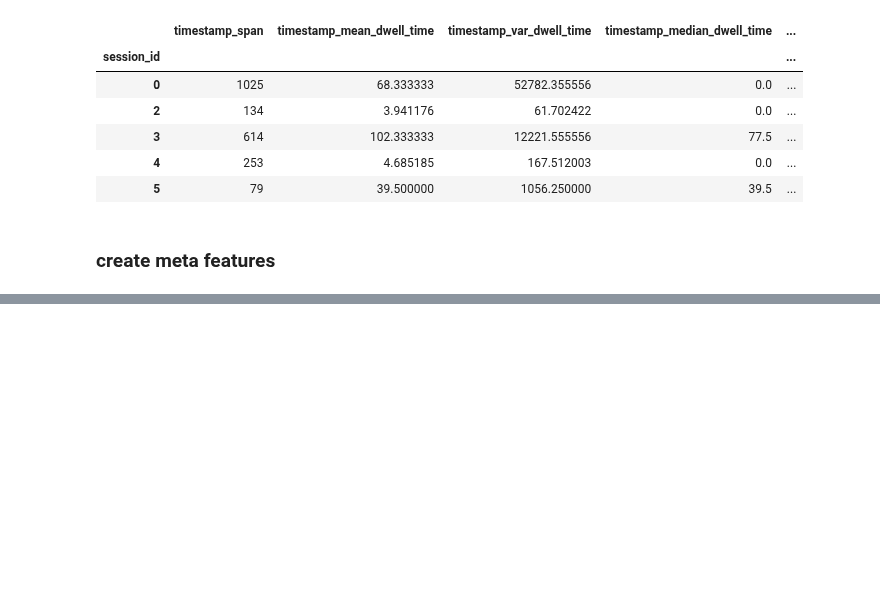
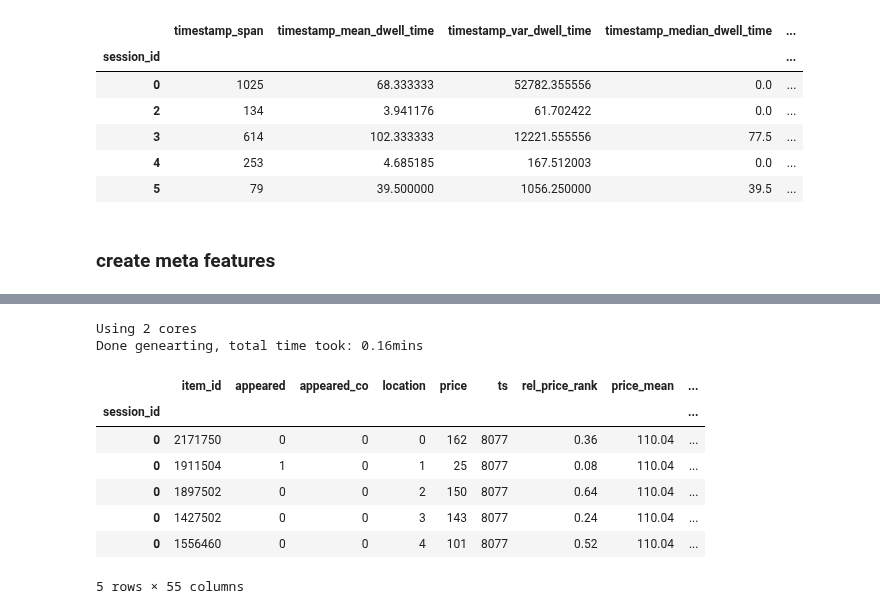
Before and after one commit to samshipengs/naps, a Jupyter notebook: FE.ipynb, the cells around one changed output, grey strips where cells are left out. Drawn from its saved outputs; the diff is of its cells as text; code cells hidden in the pictures; blank space fills up the shorter version.

```diff
--- a/FE.ipynb
+++ b/FE.ipynb
@@ -375,7 +441,14 @@ session_fts.head()
 # %%
+# def create_rating_colum(meta):
+#     # create rating columns
+#     ratings = ['good rating', 'satisfactory rating', 'excellent rating']
+#     meta_mapper = mapper_dict['properties']
+#     ratings_id = [str(meta_mapper[v]) for v in ratings]
+#     for k, v in enumerate(ratings_id):
+#         meta[ratings[k].replace(' ', '_')] = meta['properties'].str.findall(f'(\||\b){v}').str.len()
 def create_rating_colum(meta):
     # create rating columns
     ratings = ['good rating', 'satisfactory rating', 'excellent rating']
     for r in ratings:
-        meta[r.replace(' ', '_')] = meta.properties.str.findall(f'\|{r}').str.len()
+        meta[r.replace(' ', '_')] = meta['properties'].str.findall(f'(\||\b){r}').str.len()
 # %%
@@ -431,0 +529,3 @@ def action_encoding(df):
+# %%
+%%time
+meta_features = create_meta_fts(meta, train, recompute=True)
@@ -431,0 +674,21 @@ def action_encoding(df):
+# %%
+import multiprocessing as mp
+session_items = generate_session_item_pairs(data_source, df, meta_features)
+# %% [output]
+Using 2 cores
+Done genearting, total time took: 0.16mins
+# %%
+# join
+session_items.reset_index(level='session_id', inplace=True)
+session_items.set_index('session_id', inplace=True)
+# %%
+session_items.head()
+# %% [output]
+|  | item_id | appeared | appeared_co | location | price | ts | rel_price_rank | price_mean | ... |
+| session_id |  |  |  |  |  |  |  |  | ... |
+| 0 | 2171750 | 0 | 0 | 0 | 162 | 8077 | 0.36 | 110.04 | ... |
+| 0 | 1911504 | 1 | 0 | 1 | 25 | 8077 | 0.08 | 110.04 | ... |
+| 0 | 1897502 | 0 | 0 | 2 | 150 | 8077 | 0.64 | 110.04 | ... |
+| 0 | 1427502 | 0 | 0 | 3 | 143 | 8077 | 0.24 | 110.04 | ... |
+| 0 | 1556460 | 0 | 0 | 4 | 101 | 8077 | 0.52 | 110.04 | ... |
+5 rows × 55 columns
```
Also changed, not shown: parts of 31 cells of this notebook, 8 other files.
